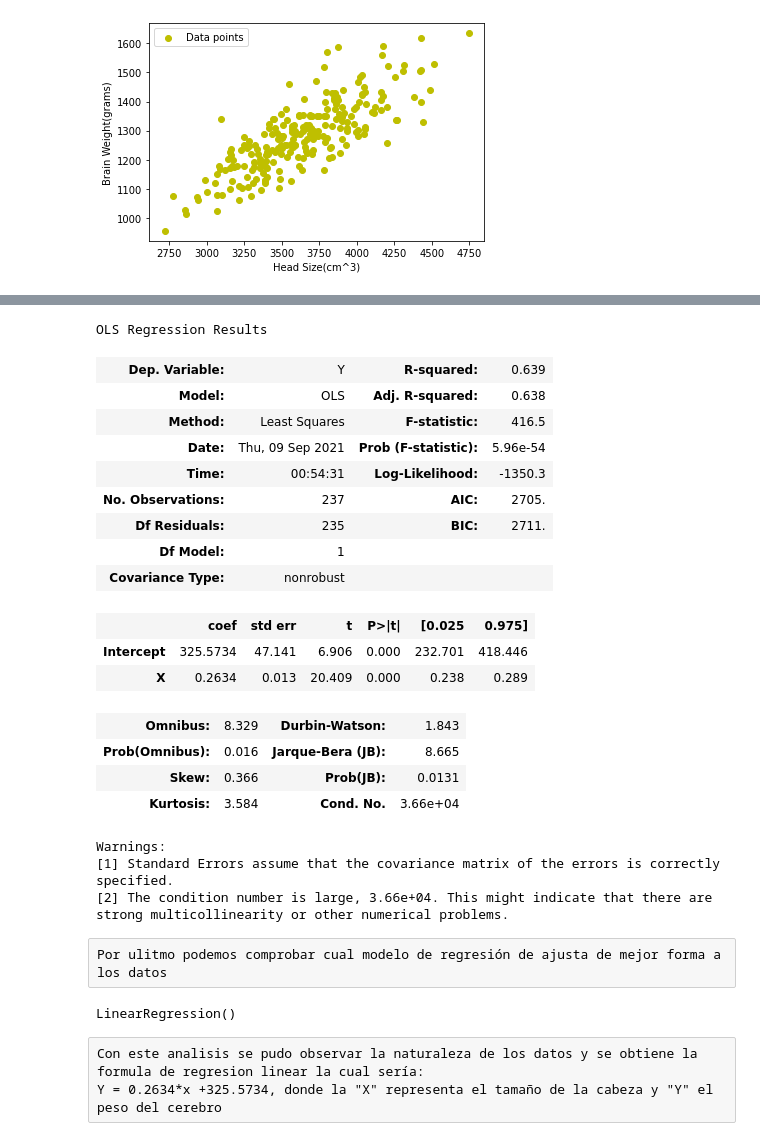
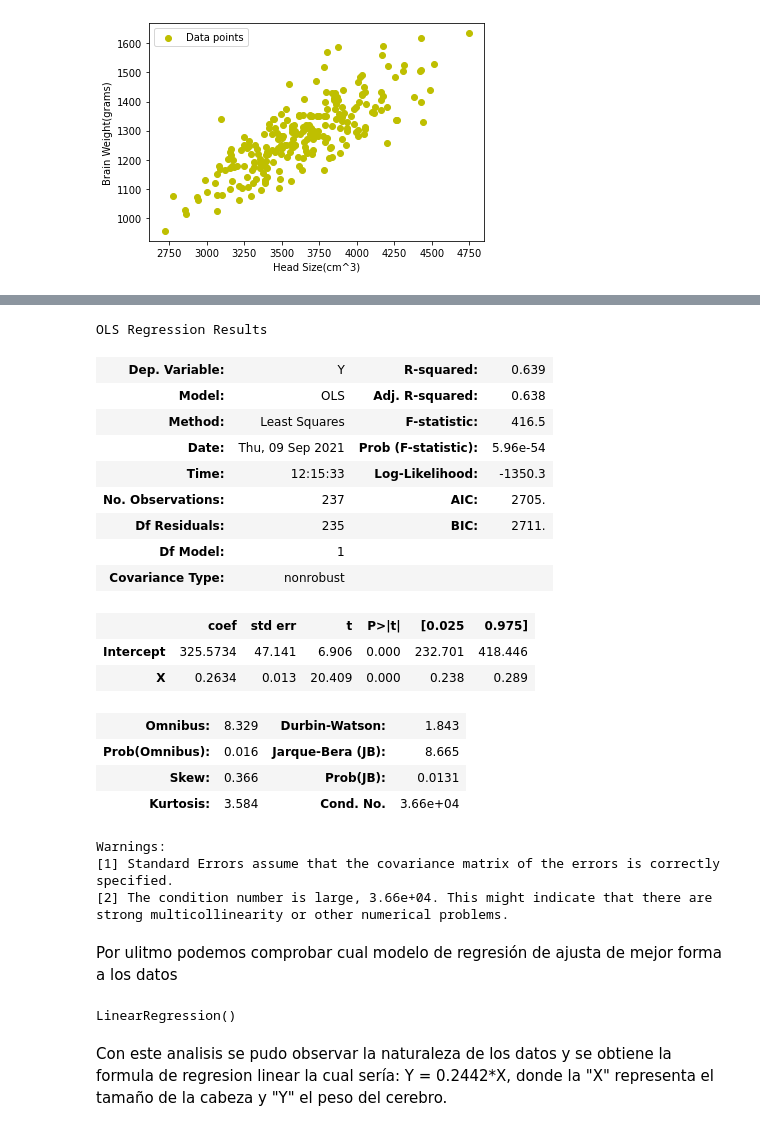
Before and after one commit to CesarV17/Clase, a Jupyter notebook: Evalucion Final (1).ipynb, the cells around one changed output, grey strips where cells are left out. Saved outputs shown, nothing was run; the diff lists cells and outputs as text; code cells hidden in the pictures.

```diff
--- a/Evalucion Final (1).ipynb
+++ b/Evalucion Final (1).ipynb
@@ -115,15 +138,14 @@ Despues se puede generar un modelo de regresión para estas variables.
 # %%
-model = sm.OLS.from_formula('Y~X',
-                           data = df)
+model = sm.OLS.from_formula('Y ~ X', data = df)
 result = model.fit()
 result.summary()
 # %% [output]
 OLS Regression Results
 | Dep. Variable: | Y | R-squared: | 0.639 |
 | Model: | OLS | Adj. R-squared: | 0.638 |
 | Method: | Least Squares | F-statistic: | 416.5 |
 | Date: | Thu, 09 Sep 2021 | Prob (F-statistic): | 5.96e-54 |
-| Time: | 00:54:31 | Log-Likelihood: | -1350.3 |
+| Time: | 12:15:33 | Log-Likelihood: | -1350.3 |
 | No. Observations: | 237 | AIC: | 2705. |
 | Df Residuals: | 235 | BIC: | 2711. |
 | Df Model: | 1 |  |  |
@@ -139,8 +161,8 @@ Warnings:
 [1] Standard Errors assume that the covariance matrix of the errors is correctly specified.
 [2] The condition number is large, 3.66e+04. This might indicate that there are
 strong multicollinearity or other numerical problems.
-# %% [raw]
-Por ulitmo podemos comprobar cual modelo de regresión de ajusta de mejor forma a los datos
+# %% [markdown]
+Por ulitmo podemos comprobar cual modelo de regresión de ajusta de mejor forma a los datos
 # %%
 lm = linear_model.LinearRegression()
 X = pd.DataFrame(df['Head Size(cm^3)'])
@@ -149,6 +171,6 @@ model_lm=lm.fit(X, Y)
 model_lm
 # %% [output]
 LinearRegression()
-# %% [raw]
-Con este analisis se pudo observar la naturaleza de los datos y se obtiene la formula de regresion linear la cual sería:
-Y = 0.2634*x +325.5734, donde la "X" representa el tamaño de la cabeza y "Y" el peso del cerebro
+# %% [markdown]
+Con este analisis se pudo observar la naturaleza de los datos y se obtiene la formula de regresion linear la cual sería:
+Y = 0.2442*X, donde la "X" representa el tamaño de la cabeza y "Y" el peso del cerebro.
```
Also changed, not shown: parts of 14 cells of this notebook.
